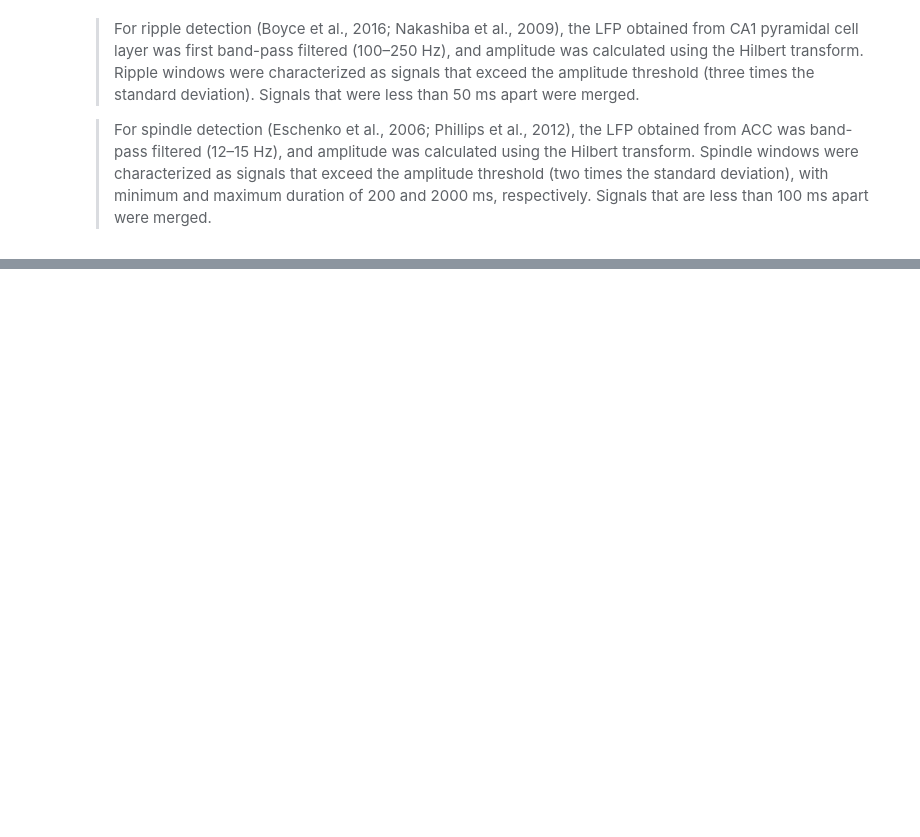
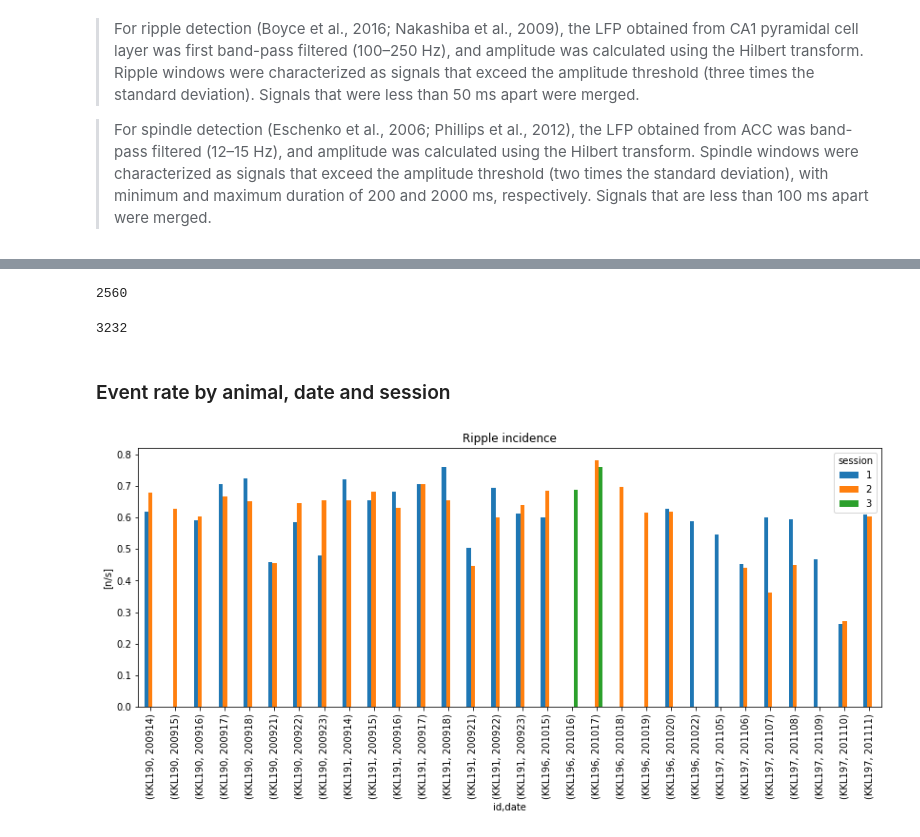
Before and after one commit to tristanstoeber/ripplespindlecoupling, a Jupyter notebook: 02_Analysis.ipynb, the cells around one changed output, grey strips where cells are left out. Saved outputs shown, nothing was run; the diff lists cells and outputs as text; code cells hidden in the pictures; blank space fills up the shorter version.

```diff
--- a/02_Analysis.ipynb
+++ b/02_Analysis.ipynb
@@ -145,0 +89,11 @@ n_spndls_trial/t_trial
+# %%
+if detect:
+    df_rppls, df_spndls = tools.event_detection_mp(
+        df_info, params_ripples,
+        params_spindles, verbose=False,
+        concat_results=True)
+    df_rppls.to_pickle(path_res+'df_rppls.pckl')
+    df_spndls.to_pickle(path_res+'df_spndls.pckl')
+else:
+    df_rppls = pd.read_pickle(path_res+'df_rppls.pckl')
+    df_spndls = pd.read_pickle(path_res+'df_spndls.pckl')
@@ -145,0 +157,20 @@ n_spndls_trial/t_trial
+# %%
+df_rppls['valid'] = None
+noise_dt = 1.
+
+for _, row in tqdm(df_maxmin_reaches.iterrows()):
+    t_noise = row['hpc_maxmin_reaches']
+    if np.any(t_noise):
+        intv_noise = pd.arrays.IntervalArray.from_arrays(t_noise[:, 0]-noise_dt, t_noise[:, 1]+noise_dt)
+
+        df_sel = df_rppls[
+            ((df_rppls['id'] == row['id']) &
+             (df_rppls['date'] == row['date']) &
+             (df_rppls['session'] == row['session']))]
+        for index, row_evnt in df_sel.iterrows():
+            intv_evnt = pd.Interval(row_evnt['evts_ts_strtstop'][0], row_evnt['evts_ts_strtstop'][1])
+            bool_overlap = intv_noise.overlaps(intv_evnt)
+            if np.any(bool_overlap):
+                df_rppls.loc[index, 'valid'] = False
+            else:
+                df_rppls.loc[index, 'valid'] = True
@@ -145,0 +205,26 @@ n_spndls_trial/t_trial
+# %%
+np.sum(df_spndls['valid']==False)
+# %% [output]
+2560
+# %%
+np.sum(df_spndls['valid']==True)
+# %% [output]
+3232
+# %% [markdown]
+### Event rate by animal, date and session
+# %%
+# check that only one duration exists per session
+assert np.all([len(i)==1 for i in df_rppls.groupby(['id', 'date', 'session'])['duration'].unique()])
+t_trial = df_rppls.groupby(['id', 'date', 'session'])['duration'].mean()
+# %%
+n_rppls_trial = df_rppls[df_rppls['valid']==True].groupby(['id', 'date', 'session']).size()
+n_spndls_trial = df_spndls.groupby(['id', 'date', 'session']).size()
+# %%
+rppl_incidence = n_rppls_trial/t_trial
+fig, ax = plt.subplots(1, figsize=(14, 5))
+rppl_incidence.unstack().plot.bar(ax=ax, rot=90)
+ax.set_title('Ripple incidence')
+ax.set_ylabel('[n/s]')
+plt.savefig('RippleIncidence.png')
+# %% [output]
+[figure, added]
```
Also changed, not shown: parts of 57 cells of this notebook, 5 other files.
